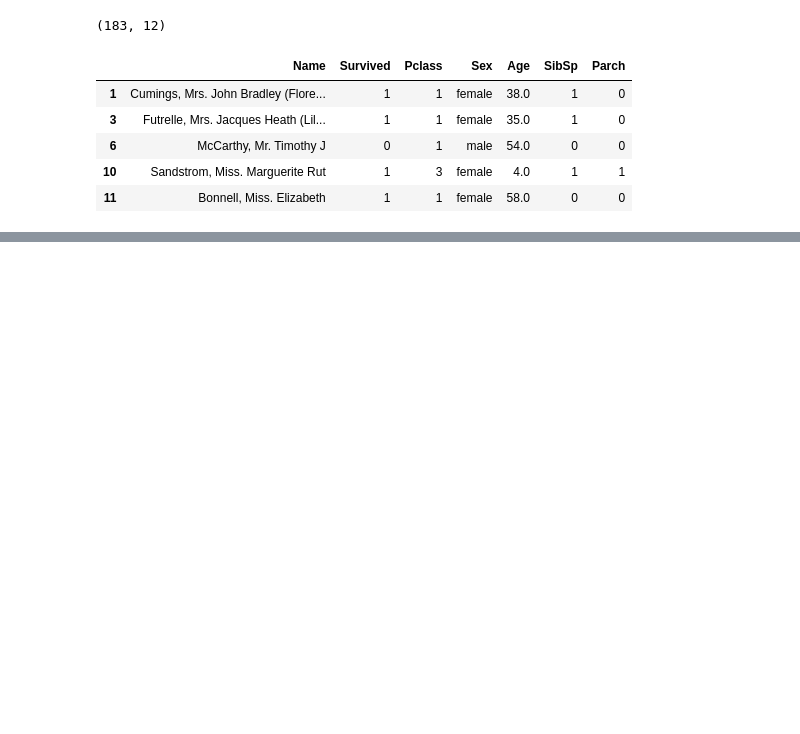
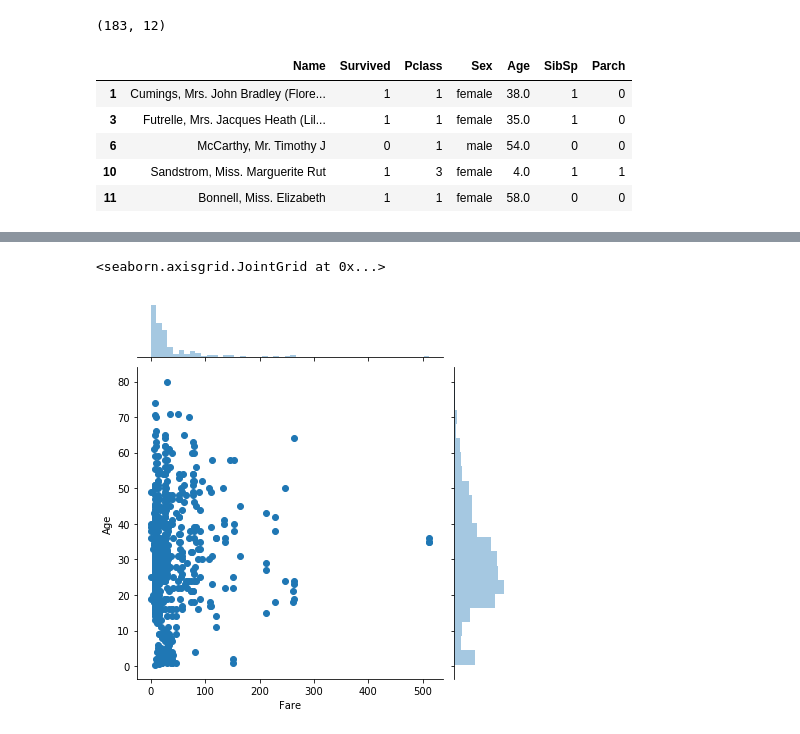
Before and after one commit to pyro-bot/AI_1, a Jupyter notebook: лабы_решения/1561_2/Ponomarev/LAB2/LAB2.ipynb, the cells around one changed output, grey strips where cells are left out. Cells and saved outputs as stored; diff of their text form; code cells hidden in the pictures; blank space fills up the shorter version.

```diff
--- a/лабы_решения/1561_2/Ponomarev/LAB2/LAB2.ipynb
+++ b/лабы_решения/1561_2/Ponomarev/LAB2/LAB2.ipynb
@@ -213,0 +201,5 @@ sns.boxplot(y='Age', x='Fare', data = [df.Sex.isin(test_box)], orient='h'
+# %%
+sns.jointplot(df.Fare, df.Age)
+# %% [output]
+<seaborn.axisgrid.JointGrid at 0x...>
+[figure, added]
```
Also changed, not shown: parts of 17 cells of this notebook, 8 other files.
